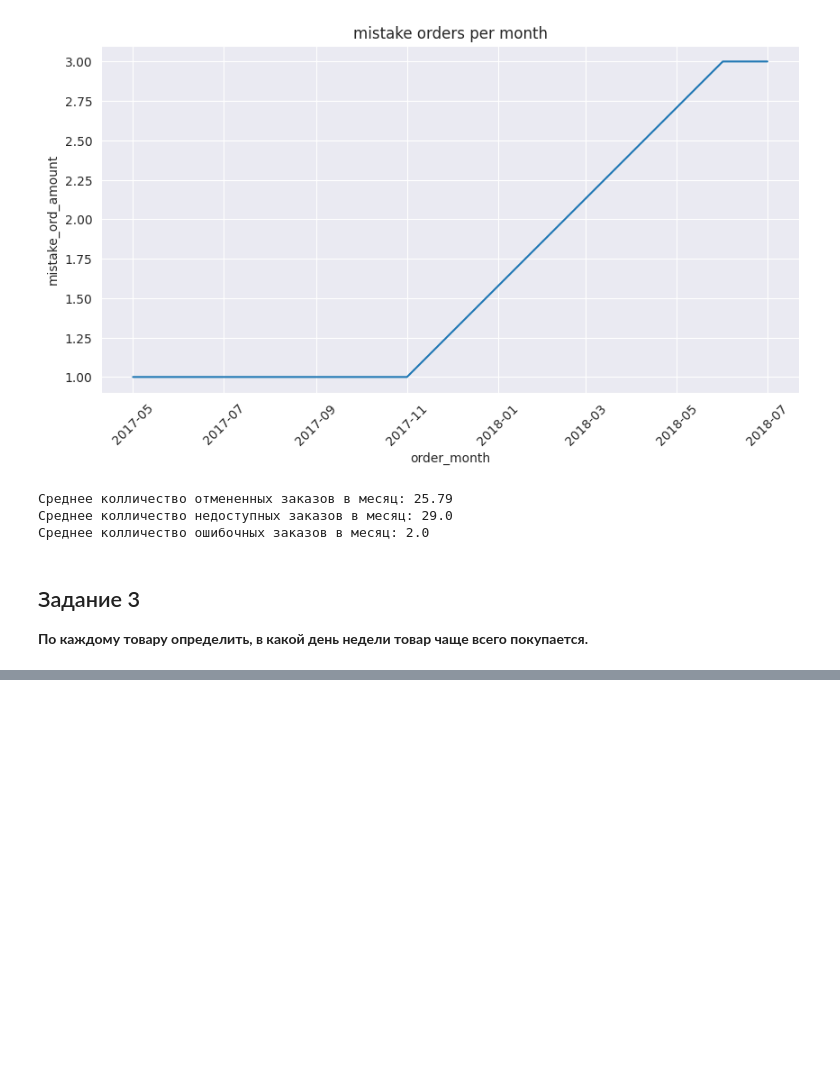
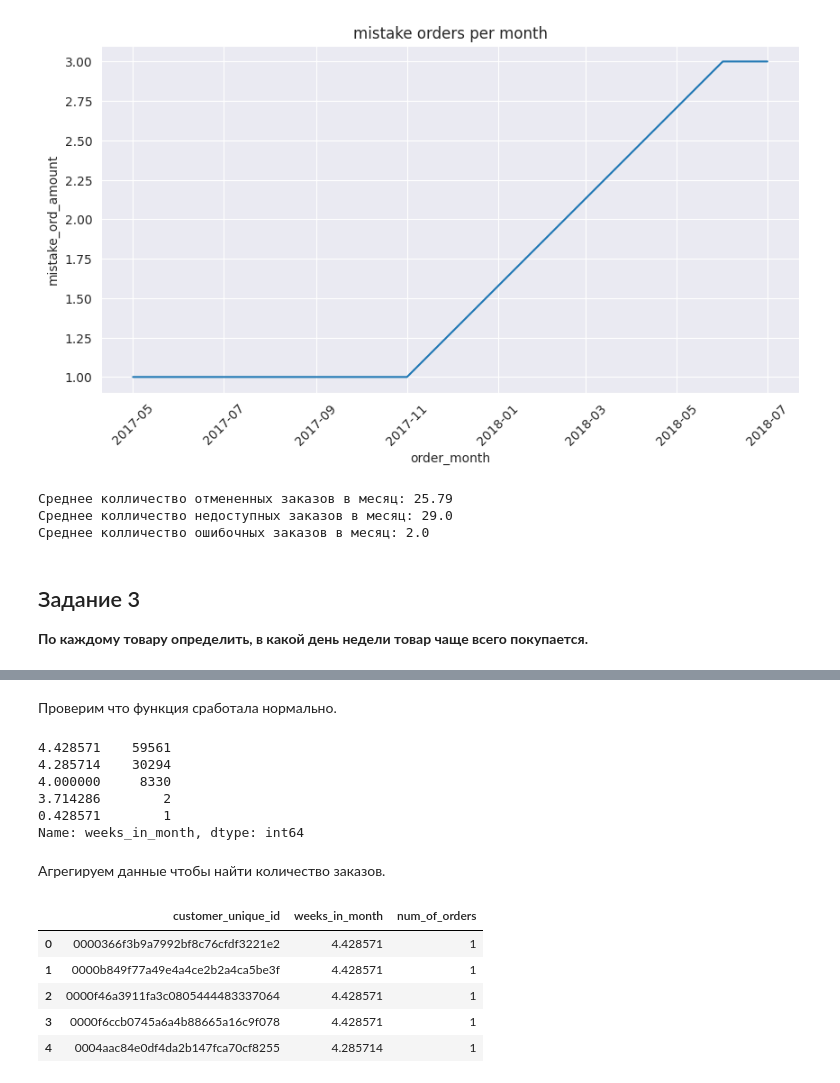
Before and after one commit to Terkinsss/karpov_courses_intermediate_project, a Jupyter notebook: Project.ipynb, the cells around one changed output, grey strips where cells are left out. Drawn from its saved outputs; the diff is of its cells as text; code cells hidden in the pictures; blank space fills up the shorter version.

```diff
--- a/Project.ipynb
+++ b/Project.ipynb
@@ -504,0 +536,26 @@ product_amount.drop_duplicates(subset='product_id').head(10)
+# %% [markdown]
+Проверим что функция сработала нормально.
+# %%
+orders_merged['weeks_in_month'].value_counts()
+# %% [output]
+4.428571    59561
+4.285714    30294
+4.000000     8330
+3.714286        2
+0.428571        1
+Name: weeks_in_month, dtype: int64
+# %% [markdown]
+Агрегируем данные чтобы найти количество заказов.
+# %%
+num_of_orders = orders_merged \
+            .groupby(['customer_unique_id', 'weeks_in_month'], as_index=False)\
+            .agg({'order_id': 'count'}) \
+            .rename(columns={'order_id': 'num_of_orders'})
+num_of_orders.head()
+# %% [output]
+|  | customer_unique_id | weeks_in_month | num_of_orders |
+| 0 | 0000366f3b9a7992bf8c76cfdf3221e2 | 4.428571 | 1 |
+| 1 | 0000b849f77a49e4a4ce2b2a4ca5be3f | 4.428571 | 1 |
+| 2 | 0000f46a3911fa3c0805444483337064 | 4.428571 | 1 |
+| 3 | 0000f6ccb0745a6a4b88665a16c9f078 | 4.428571 | 1 |
+| 4 | 0004aac84e0df4da2b147fca70cf8255 | 4.285714 | 1 |
```
Also changed, not shown: parts of 16 cells of this notebook.
